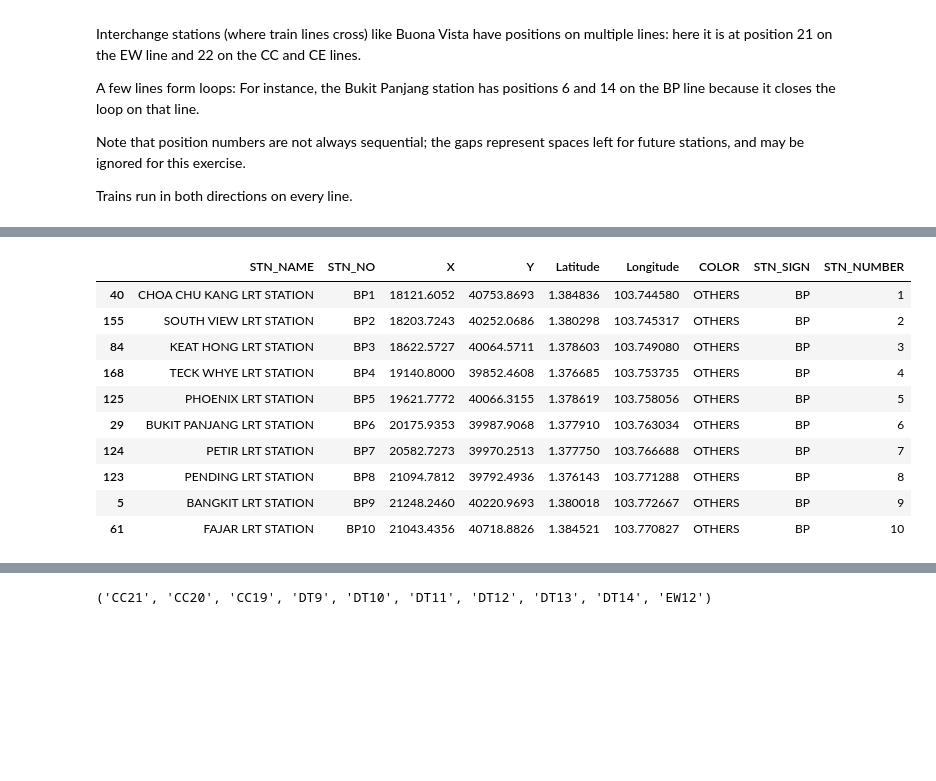
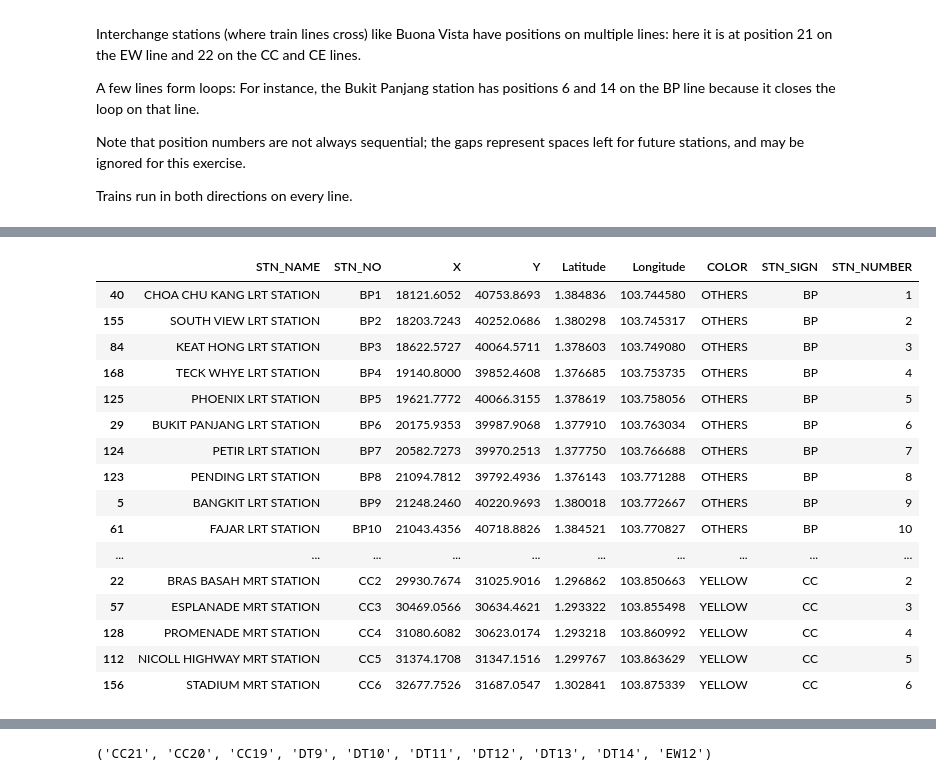
Before and after one commit to hung-phan/thing-i-want-to-build, a Jupyter notebook: apps/dl/MRT.ipynb, the cells around one changed output, grey strips where cells are left out. Saved outputs shown, nothing was run; the diff lists cells and outputs as text; code cells hidden in the pictures; blank space fills up the shorter version.

```diff
--- a/apps/dl/MRT.ipynb
+++ b/apps/dl/MRT.ipynb
@@ -55,19 +76,25 @@ df['STN_NUMBER'] = df['STN_NO'].apply(func)
 # %%
 df.sort_values(['STN_SIGN', 'STN_NUMBER'], inplace=True)
 # %%
-df.head(10)
+df.head(20)
 # %% [output]
 |  | STN_NAME | STN_NO | X | Y | Latitude | Longitude | COLOR | STN_SIGN | STN_NUMBER |
 | 40 | CHOA CHU KANG LRT STATION | BP1 | 18121.6052 | 40753.8693 | 1.384836 | 103.744580 | OTHERS | BP | 1 |
 | 155 | SOUTH VIEW LRT STATION | BP2 | 18203.7243 | 40252.0686 | 1.380298 | 103.745317 | OTHERS | BP | 2 |
 | 84 | KEAT HONG LRT STATION | BP3 | 18622.5727 | 40064.5711 | 1.378603 | 103.749080 | OTHERS | BP | 3 |
 | 168 | TECK WHYE LRT STATION | BP4 | 19140.8000 | 39852.4608 | 1.376685 | 103.753735 | OTHERS | BP | 4 |
 | 125 | PHOENIX LRT STATION | BP5 | 19621.7772 | 40066.3155 | 1.378619 | 103.758056 | OTHERS | BP | 5 |
 | 29 | BUKIT PANJANG LRT STATION | BP6 | 20175.9353 | 39987.9068 | 1.377910 | 103.763034 | OTHERS | BP | 6 |
 | 124 | PETIR LRT STATION | BP7 | 20582.7273 | 39970.2513 | 1.377750 | 103.766688 | OTHERS | BP | 7 |
 | 123 | PENDING LRT STATION | BP8 | 21094.7812 | 39792.4936 | 1.376143 | 103.771288 | OTHERS | BP | 8 |
 | 5 | BANGKIT LRT STATION | BP9 | 21248.2460 | 40220.9693 | 1.380018 | 103.772667 | OTHERS | BP | 9 |
 | 61 | FAJAR LRT STATION | BP10 | 21043.4356 | 40718.8826 | 1.384521 | 103.770827 | OTHERS | BP | 10 |
+| ... | ... | ... | ... | ... | ... | ... | ... | ... | ... |
+| 22 | BRAS BASAH MRT STATION | CC2 | 29930.7674 | 31025.9016 | 1.296862 | 103.850663 | YELLOW | CC | 2 |
+| 57 | ESPLANADE MRT STATION | CC3 | 30469.0566 | 30634.4621 | 1.293322 | 103.855498 | YELLOW | CC | 3 |
+| 128 | PROMENADE MRT STATION | CC4 | 31080.6082 | 30623.0174 | 1.293218 | 103.860992 | YELLOW | CC | 4 |
+| 112 | NICOLL HIGHWAY MRT STATION | CC5 | 31374.1708 | 31347.1516 | 1.299767 | 103.863629 | YELLOW | CC | 5 |
+| 156 | STADIUM MRT STATION | CC6 | 32677.7526 | 31687.0547 | 1.302841 | 103.875339 | YELLOW | CC | 6 |
 # %%
 graph = {}
 
```
Also changed, not shown: parts of 2 cells of this notebook.
